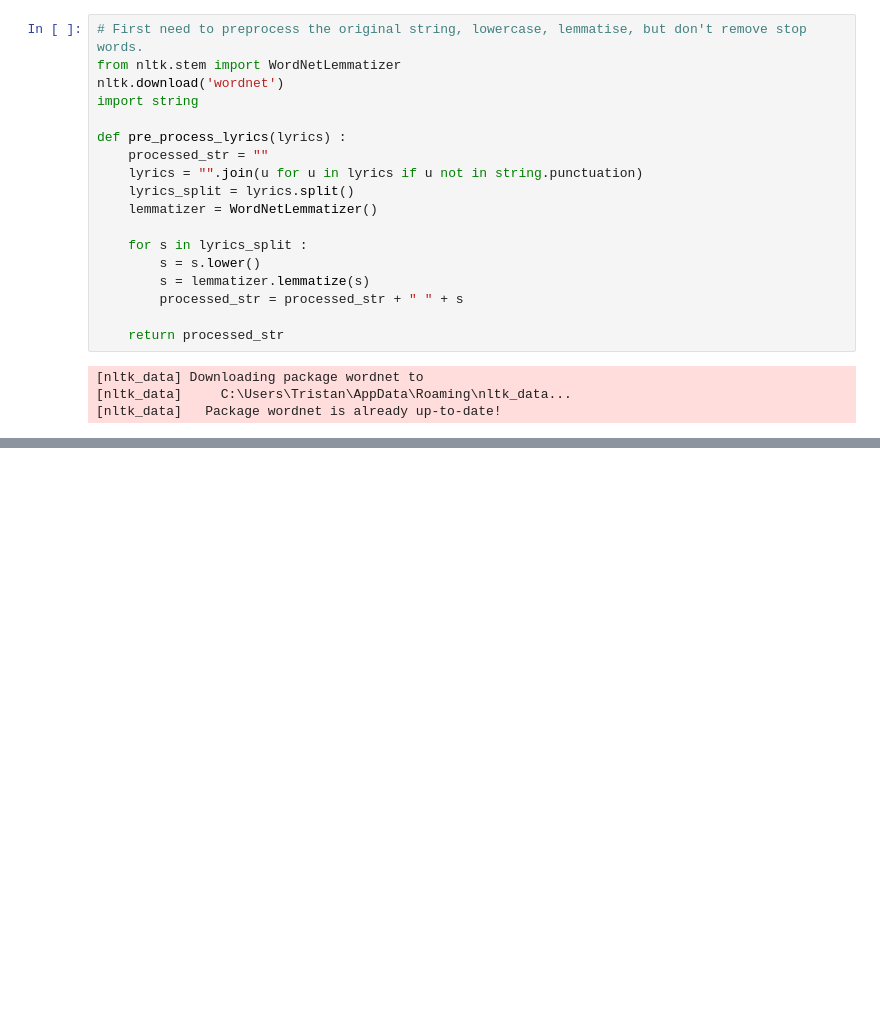
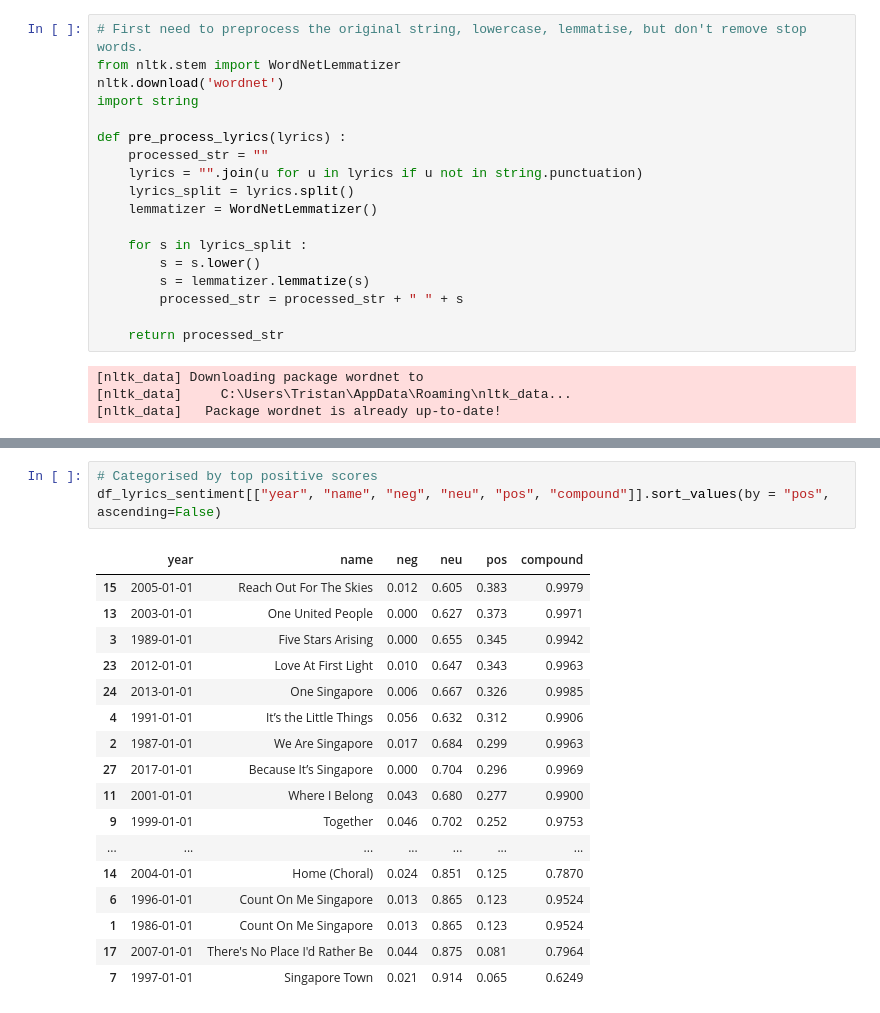
Before and after one commit to TristanKoh/ndp-songs-analysis, a Jupyter notebook: lyrics_eda.ipynb, the cells around one changed output, grey strips where cells are left out. Cells and saved outputs as stored; diff of their text form; blank space fills up the shorter version.

```diff
--- a/lyrics_eda.ipynb
+++ b/lyrics_eda.ipynb
@@ -402,0 +400,21 @@ df_lyrics_sentiment
+# %%
+# Categorised by top positive scores
+df_lyrics_sentiment[["year", "name", "neg", "neu", "pos", "compound"]].sort_values(by = "pos", ascending=False)
+# %% [output]
+|  | year | name | neg | neu | pos | compound |
+| 15 | 2005-01-01 | Reach Out For The Skies | 0.012 | 0.605 | 0.383 | 0.9979 |
+| 13 | 2003-01-01 | One United People | 0.000 | 0.627 | 0.373 | 0.9971 |
+| 3 | 1989-01-01 | Five Stars Arising | 0.000 | 0.655 | 0.345 | 0.9942 |
+| 23 | 2012-01-01 | Love At First Light | 0.010 | 0.647 | 0.343 | 0.9963 |
+| 24 | 2013-01-01 | One Singapore | 0.006 | 0.667 | 0.326 | 0.9985 |
+| 4 | 1991-01-01 | It’s the Little Things | 0.056 | 0.632 | 0.312 | 0.9906 |
+| 2 | 1987-01-01 | We Are Singapore | 0.017 | 0.684 | 0.299 | 0.9963 |
+| 27 | 2017-01-01 | Because It’s Singapore | 0.000 | 0.704 | 0.296 | 0.9969 |
+| 11 | 2001-01-01 | Where I Belong | 0.043 | 0.680 | 0.277 | 0.9900 |
+| 9 | 1999-01-01 | Together | 0.046 | 0.702 | 0.252 | 0.9753 |
+| ... | ... | ... | ... | ... | ... | ... |
+| 14 | 2004-01-01 | Home (Choral) | 0.024 | 0.851 | 0.125 | 0.7870 |
+| 6 | 1996-01-01 | Count On Me Singapore | 0.013 | 0.865 | 0.123 | 0.9524 |
+| 1 | 1986-01-01 | Count On Me Singapore | 0.013 | 0.865 | 0.123 | 0.9524 |
+| 17 | 2007-01-01 | There's No Place I'd Rather Be | 0.044 | 0.875 | 0.081 | 0.7964 |
+| 7 | 1997-01-01 | Singapore Town | 0.021 | 0.914 | 0.065 | 0.6249 |
```
Also changed, not shown: parts of 10 cells of this notebook.
